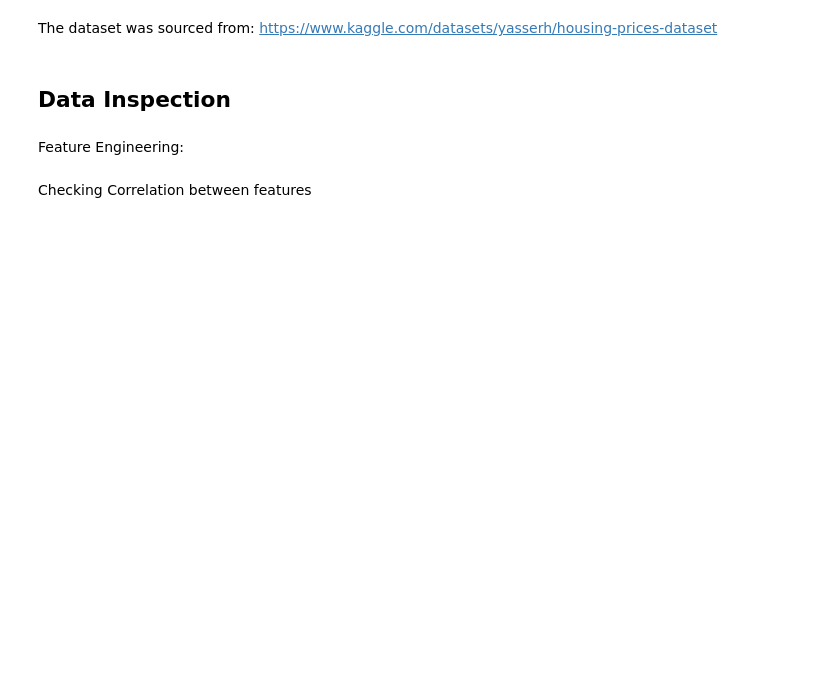
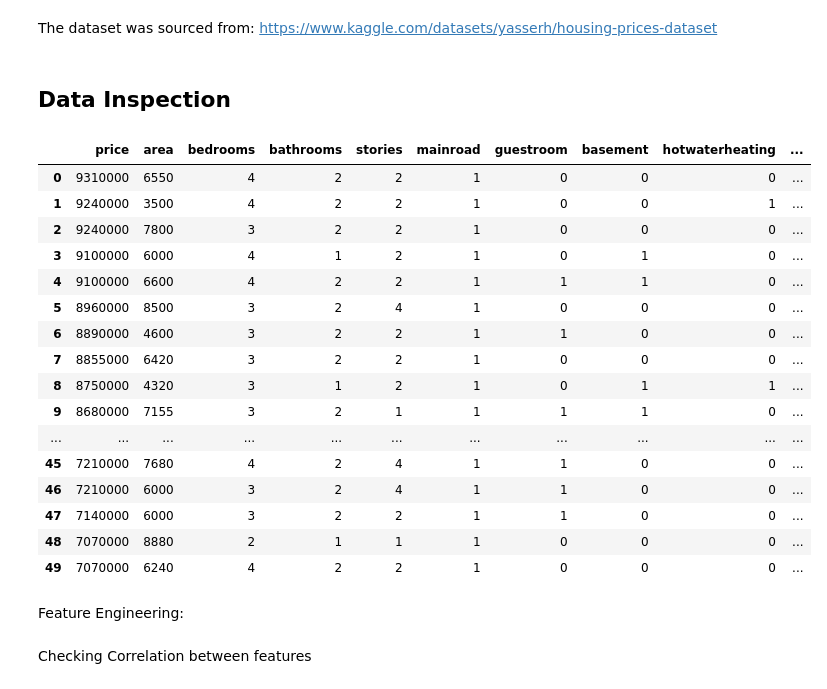
Before and after one commit to keh1nde/home-price-predictor, a Jupyter notebook: notebooks/hpp-data-cleaning.ipynb, the cells around one changed output. Saved outputs shown, nothing was run; the diff lists cells and outputs as text; code cells hidden in the pictures; blank space fills up the shorter version.

```diff
--- a/notebooks/hpp-data-cleaning.ipynb
+++ b/notebooks/hpp-data-cleaning.ipynb
@@ -11,8 +11,26 @@ from sklearn.metrics import mean_squared_error, r2_score
 # %% [markdown]
 ## Data Inspection
 # %%
-df = pd.read_csv("../../backend/data/housing-dataset.csv")
+df = pd.read_csv("/Users/kehindeslaptop/Code/projects/home-price-prediction/backend/data/housing-dataset.csv")
 df.head(50)
+# %% [output]
+|  | price | area | bedrooms | bathrooms | stories | mainroad | guestroom | basement | hotwaterheating | ... |
+| 0 | 9310000 | 6550 | 4 | 2 | 2 | 1 | 0 | 0 | 0 | ... |
+| 1 | 9240000 | 3500 | 4 | 2 | 2 | 1 | 0 | 0 | 1 | ... |
+| 2 | 9240000 | 7800 | 3 | 2 | 2 | 1 | 0 | 0 | 0 | ... |
+| 3 | 9100000 | 6000 | 4 | 1 | 2 | 1 | 0 | 1 | 0 | ... |
+| 4 | 9100000 | 6600 | 4 | 2 | 2 | 1 | 1 | 1 | 0 | ... |
+| 5 | 8960000 | 8500 | 3 | 2 | 4 | 1 | 0 | 0 | 0 | ... |
+| 6 | 8890000 | 4600 | 3 | 2 | 2 | 1 | 1 | 0 | 0 | ... |
+| 7 | 8855000 | 6420 | 3 | 2 | 2 | 1 | 0 | 0 | 0 | ... |
+| 8 | 8750000 | 4320 | 3 | 1 | 2 | 1 | 0 | 1 | 1 | ... |
+| 9 | 8680000 | 7155 | 3 | 2 | 1 | 1 | 1 | 1 | 0 | ... |
+| ... | ... | ... | ... | ... | ... | ... | ... | ... | ... | ... |
+| 45 | 7210000 | 7680 | 4 | 2 | 4 | 1 | 1 | 0 | 0 | ... |
+| 46 | 7210000 | 6000 | 3 | 2 | 4 | 1 | 1 | 0 | 0 | ... |
+| 47 | 7140000 | 6000 | 3 | 2 | 2 | 1 | 1 | 0 | 0 | ... |
+| 48 | 7070000 | 8880 | 2 | 1 | 1 | 1 | 0 | 0 | 0 | ... |
+| 49 | 7070000 | 6240 | 4 | 2 | 2 | 1 | 0 | 0 | 0 | ... |
 # %%
 df.shape
 # %%
```
Also changed, not shown: parts of 11 cells of this notebook.
